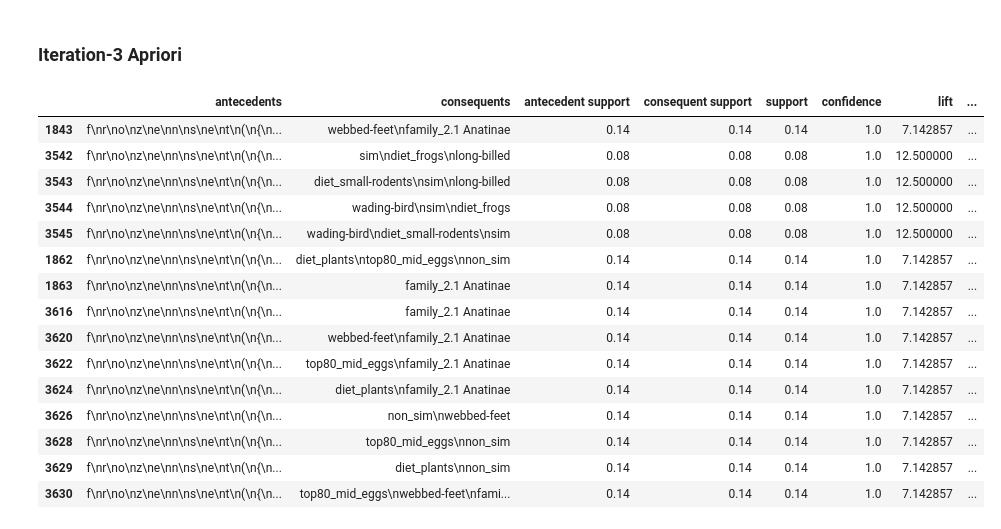
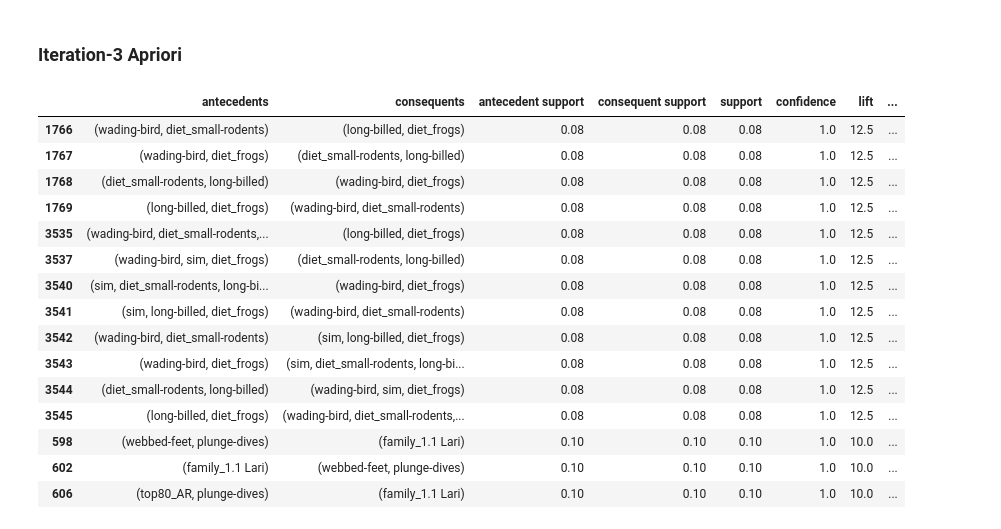
Before and after one commit to ancuongnguyen07/CS-E4650, a Jupyter notebook: hw3/code/solution_hw3.ipynb, the cells around one changed output. Saved outputs shown, nothing was run; the diff lists cells and outputs as text; code cells hidden in the pictures.

```diff
--- a/hw3/code/solution_hw3.ipynb
+++ b/hw3/code/solution_hw3.ipynb
@@ -331,12 +348,12 @@ def filter_rules(rules_df: pd.DataFrame, min_lift: float = 1.0, min_support: flo
 
 
 def output_rules_apriori(df: pd.DataFrame, min_lift: float = 1.0, min_support: float = 0.07,
-                min_confidence: float = 0.0, max_rules: int = 15):
+                min_confidence: float = 0.0, max_rules: int = 15, special_sorting = True):
 
 
     frequent_itemsets = apriori(df, min_support=min_support, use_colnames=True)
     rules = association_rules(frequent_itemsets, metric="confidence", min_threshold=0.7)
-    filtered_rules = filter_rules(rules, min_lift=min_lift, min_support=min_support, min_confidence=min_confidence, max_rules=max_rules)
+    filtered_rules = filter_rules(rules, min_lift=min_lift, min_support=min_support, min_confidence=min_confidence, max_rules=max_rules, special_sorting = special_sorting)
 
     return filtered_rules
 # %%
@@ -591,22 +608,22 @@ encoded_features.T.iloc[70:, :15]
 # %%
 # Example: Set maximum width for display columns
 pd.set_option('display.max_colwidth', None)  # This sets no limit on column width
 pd.set_option('display.max_columns', None)   # Show all columns
-output_rules_apriori(df = encoded_features)
+output_rules_apriori(df = encoded_features, special_sorting = False)
 # %% [output]
 |  | antecedents | consequents | antecedent support | consequent support | support | confidence | lift | ... |
-| 1843 | f\nr\no\nz\ne\nn\ns\ne\nt\n(\n{\n... | webbed-feet\nfamily_2.1 Anatinae | 0.14 | 0.14 | 0.14 | 1.0 | 7.142857 | ... |
-| 3542 | f\nr\no\nz\ne\nn\ns\ne\nt\n(\n{\n... | sim\ndiet_frogs\nlong-billed | 0.08 | 0.08 | 0.08 | 1.0 | 12.500000 | ... |
-| 3543 | f\nr\no\nz\ne\nn\ns\ne\nt\n(\n{\n... | diet_small-rodents\nsim\nlong-billed | 0.08 | 0.08 | 0.08 | 1.0 | 12.500000 | ... |
-| 3544 | f\nr\no\nz\ne\nn\ns\ne\nt\n(\n{\n... | wading-bird\nsim\ndiet_frogs | 0.08 | 0.08 | 0.08 | 1.0 | 12.500000 | ... |
-| 3545 | f\nr\no\nz\ne\nn\ns\ne\nt\n(\n{\n... | wading-bird\ndiet_small-rodents\nsim | 0.08 | 0.08 | 0.08 | 1.0 | 12.500000 | ... |
-| 1862 | f\nr\no\nz\ne\nn\ns\ne\nt\n(\n{\n... | diet_plants\ntop80_mid_eggs\nnon_sim | 0.14 | 0.14 | 0.14 | 1.0 | 7.142857 | ... |
-| 1863 | f\nr\no\nz\ne\nn\ns\ne\nt\n(\n{\n... | family_2.1 Anatinae | 0.14 | 0.14 | 0.14 | 1.0 | 7.142857 | ... |
-| 3616 | f\nr\no\nz\ne\nn\ns\ne\nt\n(\n{\n... | family_2.1 Anatinae | 0.14 | 0.14 | 0.14 | 1.0 | 7.142857 | ... |
-| 3620 | f\nr\no\nz\ne\nn\ns\ne\nt\n(\n{\n... | webbed-feet\nfamily_2.1 Anatinae | 0.14 | 0.14 | 0.14 | 1.0 | 7.142857 | ... |
-| 3622 | f\nr\no\nz\ne\nn\ns\ne\nt\n(\n{\n... | top80_mid_eggs\nfamily_2.1 Anatinae | 0.14 | 0.14 | 0.14 | 1.0 | 7.142857 | ... |
-| 3624 | f\nr\no\nz\ne\nn\ns\ne\nt\n(\n{\n... | diet_plants\nfamily_2.1 Anatinae | 0.14 | 0.14 | 0.14 | 1.0 | 7.142857 | ... |
-| 3626 | f\nr\no\nz\ne\nn\ns\ne\nt\n(\n{\n... | non_sim\nwebbed-feet | 0.14 | 0.14 | 0.14 | 1.0 | 7.142857 | ... |
-| 3628 | f\nr\no\nz\ne\nn\ns\ne\nt\n(\n{\n... | top80_mid_eggs\nnon_sim | 0.14 | 0.14 | 0.14 | 1.0 | 7.142857 | ... |
-| 3629 | f\nr\no\nz\ne\nn\ns\ne\nt\n(\n{\n... | diet_plants\nnon_sim | 0.14 | 0.14 | 0.14 | 1.0 | 7.142857 | ... |
-| 3630 | f\nr\no\nz\ne\nn\ns\ne\nt\n(\n{\n... | top80_mid_eggs\nwebbed-feet\nfami... | 0.14 | 0.14 | 0.14 | 1.0 | 7.142857 | ... |
+| 1766 | (wading-bird, diet_small-rodents) | (long-billed, diet_frogs) | 0.08 | 0.08 | 0.08 | 1.0 | 12.5 | ... |
+| 1767 | (wading-bird, diet_frogs) | (diet_small-rodents, long-billed) | 0.08 | 0.08 | 0.08 | 1.0 | 12.5 | ... |
+| 1768 | (diet_small-rodents, long-billed) | (wading-bird, diet_frogs) | 0.08 | 0.08 | 0.08 | 1.0 | 12.5 | ... |
+| 1769 | (long-billed, diet_frogs) | (wading-bird, diet_small-rodents) | 0.08 | 0.08 | 0.08 | 1.0 | 12.5 | ... |
+| 3535 | (wading-bird, diet_small-rodents,... | (long-billed, diet_frogs) | 0.08 | 0.08 | 0.08 | 1.0 | 12.5 | ... |
+| 3537 | (wading-bird, sim, diet_frogs) | (diet_small-rodents, long-billed) | 0.08 | 0.08 | 0.08 | 1.0 | 12.5 | ... |
+| 3540 | (sim, diet_small-rodents, long-bi... | (wading-bird, diet_frogs) | 0.08 | 0.08 | 0.08 | 1.0 | 12.5 | ... |
+| 3541 | (sim, long-billed, diet_frogs) | (wading-bird, diet_small-rodents) | 0.08 | 0.08 | 0.08 | 1.0 | 12.5 | ... |
+| 3542 | (wading-bird, diet_small-rodents) | (sim, long-billed, diet_frogs) | 0.08 | 0.08 | 0.08 | 1.0 | 12.5 | ... |
+| 3543 | (wading-bird, diet_frogs) | (sim, diet_small-rodents, long-bi... | 0.08 | 0.08 | 0.08 | 1.0 | 12.5 | ... |
+| 3544 | (diet_small-rodents, long-billed) | (wading-bird, sim, diet_frogs) | 0.08 | 0.08 | 0.08 | 1.0 | 12.5 | ... |
+| 3545 | (long-billed, diet_frogs) | (wading-bird, diet_small-rodents,... | 0.08 | 0.08 | 0.08 | 1.0 | 12.5 | ... |
+| 598 | (webbed-feet, plunge-dives) | (family_1.1 Lari) | 0.10 | 0.10 | 0.10 | 1.0 | 10.0 | ... |
+| 602 | (family_1.1 Lari) | (webbed-feet, plunge-dives) | 0.10 | 0.10 | 0.10 | 1.0 | 10.0 | ... |
+| 606 | (top80_AR, plunge-dives) | (family_1.1 Lari) | 0.10 | 0.10 | 0.10 | 1.0 | 10.0 | ... |
```
Also changed, not shown: parts of 4 cells of this notebook.
